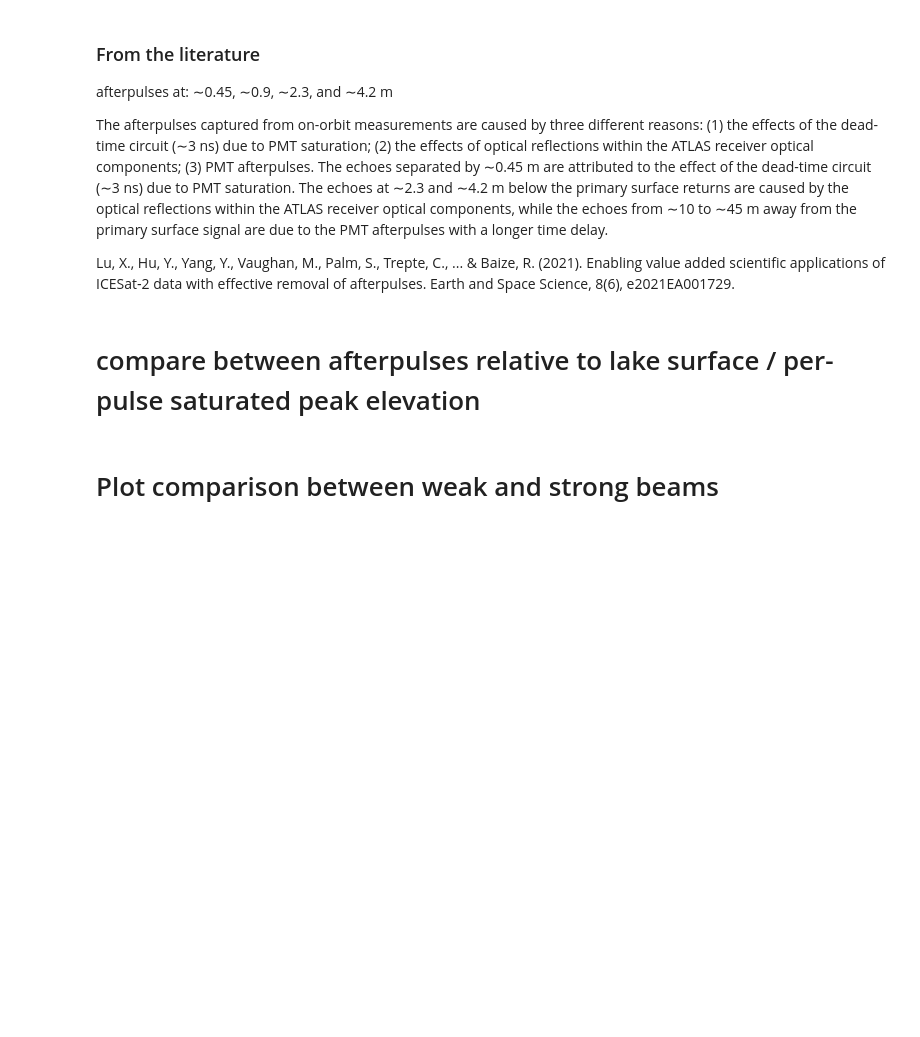
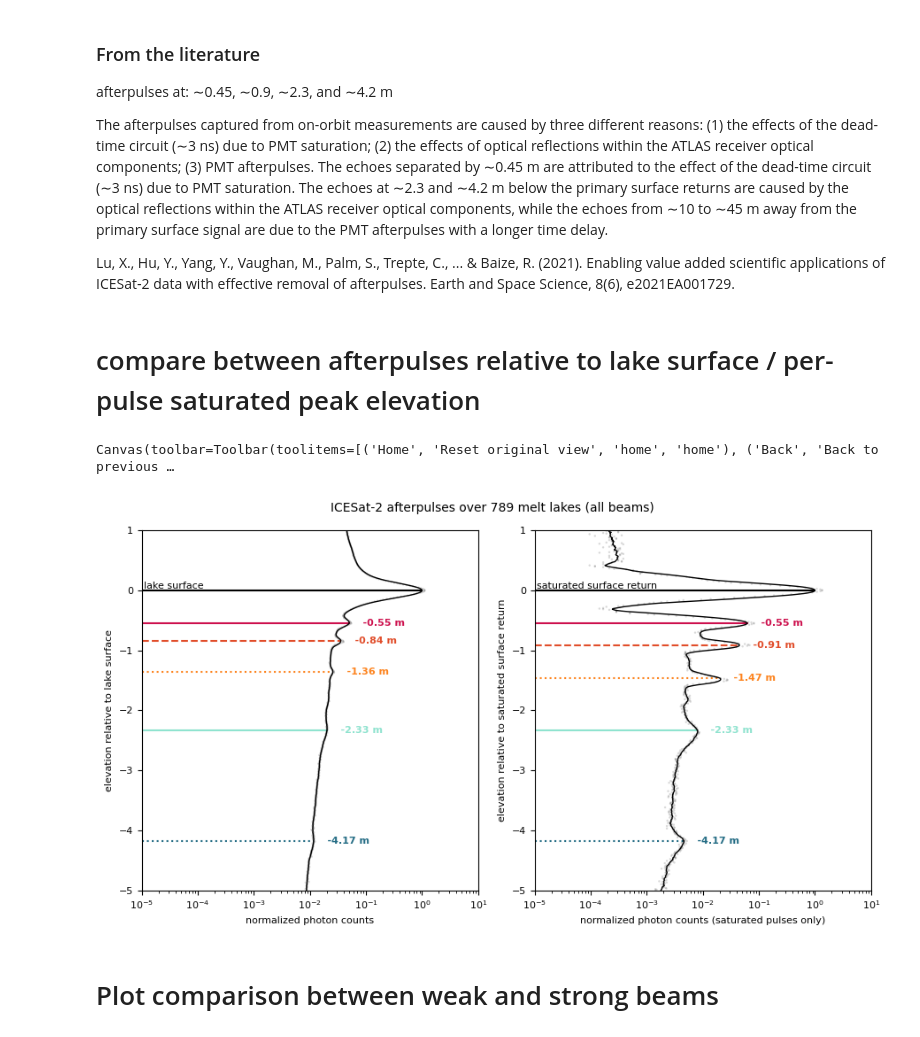
Before and after one commit to fliphilipp/GlacierLakeDetectionICESat2, a Jupyter notebook: specular-testing.ipynb, the cells around one changed output. Saved outputs shown, nothing was run; the diff lists cells and outputs as text; code cells hidden in the pictures; blank space fills up the shorter version.

```diff
--- a/specular-testing.ipynb
+++ b/specular-testing.ipynb
@@ -29,14 +30,15 @@ thresh_upper = 1.0
 thresh_lower = -5.0
 bin_h=0.01
 smooth_h=0.1
-extent_buffer = 20.0
+extent_buffer = 21.0
 smooth_pulse = 15 # makes it roughly the footprint size
 strength = 'all'
+saturation_threshold = 0.99
 
 cols_pk = ['black','#CD104D', '#E14D2A', '#FD841F', '#8FE3CF', '#256D85']
 lsty_pk = ['-', '-', '--', ':', '-', ':']
-elev_pk_lake = [0.0, -0.55, -0.845, -1.36, -2.4, -4.2]
-elev_pk_puls = [0.0, -0.55, -0.91, -1.465, -2.4, -4.2]
+elev_pk_lake = [0.0, -0.55, -0.845, -1.36, -2.33, -4.17]
+elev_pk_puls = [0.0, -0.55, -0.91, -1.465, -2.33, -4.17]
 widths_pk = [0.225, 0.225, 0.225, 0.225, 0.3, 0.3] # 0.225 m on each side makes it 0.45 total, which is the dead-time for ATLAS
 df_pks_info = pd.DataFrame({'h_lake': elev_pk_lake, 'h_pulse': elev_pk_puls, 'width': widths_pk, 'color': cols_pk, 'ls': lsty_pk})
 
@@ -51,15 +53,25 @@ def group_by_pulse(df_in, smoothing, beam_strength):
 # compare between afterpulses relative to lake surface / per-pulse saturated peak elevation
 # %%
 plt.close('all')
-lake_idxs = [3, 13, 23, 24, 28, 31, 35, 36, 37, 39, 43, 44, 45, 46, 48, 50, 51, 53, 54]
+# lake_idxs = [3, 13, 23, 24, 28, 31, 35, 36, 37, 39, 43, 44, 45, 46, 48, 50, 51, 53, 54]
 # lake_idxs = [50]
 
+searchfor = 'lake_'
+filelist = ['pickles/'+f for f in os.listdir('pickles') \
+            if os.path.isfile(os.path.join('pickles', f)) & (searchfor in f)]
+
+# for i in range(71):
+# for i in lake_idxs:
+#     fn = 'pickles/specular%02i.pkl' % i
+#     with open(fn, 'rb') as f:
+#         lk = pickle.load(f)
+
+# filelist = filelist[:10]
 df_list = []
-for i in range(71):
-# for i in lake_idxs:
-
-    fn = 'pickles/specular%02i.pkl' % i
-    with open(fn, 'rb') as f:
+perc_sat_list = []
+n_lakes = 0
+for filename in filelist:
+    with open(filename, 'rb') as f:
         lk = pickle.load(f)
 
     surf_elev = lk['surface_elevation']
@@ -71,32 +83,19 @@ for i in range(71):
     dfs['ph_index'] = dfs.index
     dfs = dfs.set_index('pulseid')
     pkinfo = df_pks_info.iloc[0]
-    photon_df = dfs[(dfs.h >= (pkinfo.h_pulse - pkinfo.width)) & (dfs.h < (pkinfo.h_pulse + pkinfo.width))]
+    photon_df = dfs[(dfs.h >= (pkinfo.h_pulse - 0.175)) & (dfs.h < (pkinfo.h_pulse + 0.275))]
     df_pulses = group_by_pulse(photon_df,smooth_pulse,beam_strength)
     df_join = dfs.join(df_pulses, how='left', rsuffix='_pulse')
     df_join['pulseid'] = dfs.index
     df_join = df_join.set_index('ph_index')
     df_join['h_relative_to_saturated_peak'] = df_join.h - df_join.h_pulse
     df_join['is_saturated'] = df_join.ph_count_smooth >= saturation_threshold
-#     surf_elev = lk['surface_elevation']
-#     df = lk['photon_data']
-#     beam_strength = lk['beam_strength']
-#     dfs = df[(df.h < (thresh_upper+surf_elev)) & (df.h > (thresh_lower+surf_elev))].copy()
-#     dfs['h'] = dfs.h - surf_elev
-#     dfs['pulseid'] = dfs.apply(lambda row: 1000*row.mframe+row.ph_id_pulse, axis=1)
-#     dfs['ph_index'] = dfs.index
-#     dfs = dfs.set_index('pulseid')
-#     pkinfo = df_pks_info.iloc[0]
-#     photon_df = dfs[(dfs.h >= (pkinfo.h_pulse - pkinfo.width)) & (dfs.h < (pkinfo.h_pulse + pkinfo.width))]
-#     df_pulses = group_by_pulse(photon_df,smooth_pulse,beam_strength)
-#     df_join = dfs.join(df_pulses, how='left', rsuffix='_pulse')
-#     df_join['pulseid'] = dfs.index
-#     df_join = df_join.set_index('ph_index')
-#     df_join['h_relative_to_saturated_peak'] = df_join.h - df_join.h_pulse
-#     df_join['is_saturated'] = df_join.ph_count_smooth >= saturation_threshold
+
+    perc_sat_list.append(np.sum(df_join['is_saturated']) / len(df_join))
 
     if (strength not in ['weak','strong']) | (strength == beam_strength):
         df_list.append(df_join)
+        n_lakes += 1
 
 dfs = pd.concat(df_list)
 df_saturated = dfs[dfs.ph_count_smooth > 0.99]
@@ -149,34 +148,38 @@ for i in range(len(df_pks_info)):
     if i == 0:
         ax.text(1.1*xlim_ax2[0], thispk.h_lake, 'lake surface', color=thispk.color, ha='left', va='bottom')
     else:
         ax.text(thispeak_height, thispk.h_lake, '    %.2f m' % thispk.h_lake, color=thispk.color, weight='bold', va='center')
 
 
 ax2.scatter(hist_h_sat_adjusted, mids, s=3, color='black', lw=0.5, edgecolors='none', alpha=0.15)
 ax2.plot(hist_h_smooth_sat_adjusted, mids, 'k-', lw=1)
 # ax2.plot(hist_h_issat_smooth, mids, 'r-', lw=2)
 # ax2.plot(hist_h_nosat_smooth, mids, 'k-', lw=1, zorder=-100)
 # ax2.scatter(hist_h_issat, mids, s=3, color='red', lw=0.5, edgecolors='none', alpha=0.15, zorder=-200)
 # ax2.scatter(hist_h_nosat, mids, s=3, color='black', lw=0.5, edgecolors='none', alpha=0.15, zorder=-300)
 ax2.set_xlabel('normalized photon counts (saturated pulses only)')
 ax2.set_ylabel('elevation relative to saturated surface return')
 ax2.set_xlim(xlim_ax2)
 ax2.set_ylim(ylms)
 ax2.set_xscale('log')
 for i in range(len(df_pks_info)):
     thispk = df_pks_info.iloc[i]
     thispeak_height = hist_h_smooth_sat_adjusted[np.argmin(np.abs(mids-thispk.h_pulse))]
     ax2.plot([xlim_ax2[0], thispeak_height], [thispk.h_pulse]*2, color=thispk.color, ls=thispk.ls, zorder=-1000)
     if i == 0:
         ax2.text(1.1*xlim_ax2[0], thispk.h_pulse, 'saturated surface return', color=thispk.color, ha='left', va='bottom')
     else:
         ax2.text(thispeak_height, thispk.h_pulse, '    %.2f m' % thispk.h_pulse, color=thispk.color, weight='bold', va='center')
 
-fig.suptitle('ICESat-2 afterpulses over melt lakes (%s beams)' % strength, y=0.98, fontsize=10)
+fig.suptitle('ICESat-2 afterpulses over %i melt lakes (%s beams)' % (n_lakes, strength), y=0.98, fontsize=10)
 fig.tight_layout()
 
 figname = 'figs_afterpulses/ICESat-2-afterpulses-melt-lakes-%s-beams.jpg' % strength
 fig.savefig(figname, dpi=300, bbox_inches='tight', pad_inches=0)
+display(fig)
+# %% [output]
+Canvas(toolbar=Toolbar(toolitems=[('Home', 'Reset original view', 'home', 'home'), ('Back', 'Back to previous …
+[figure, added]
 # %% [markdown]
 # Plot comparison between weak and strong beams
 # %%
```
Also changed, not shown: parts of 6 cells of this notebook, 13 other files.
